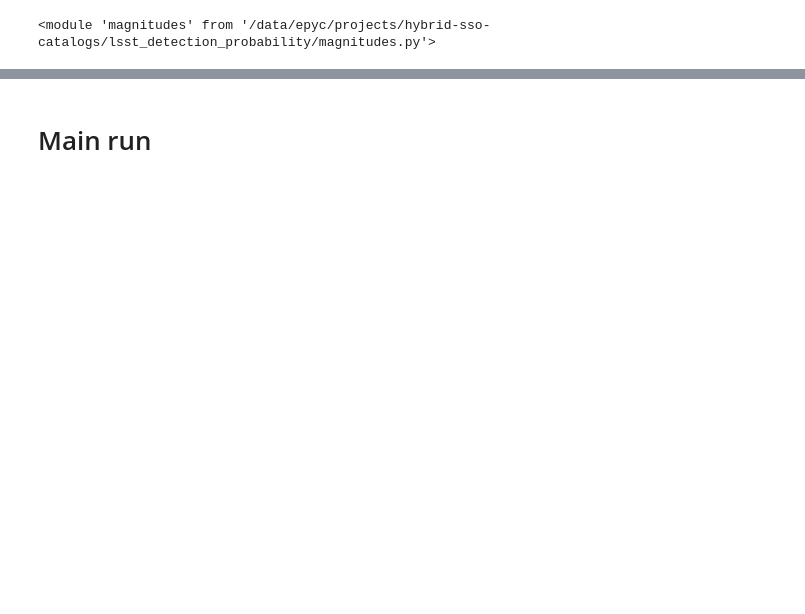
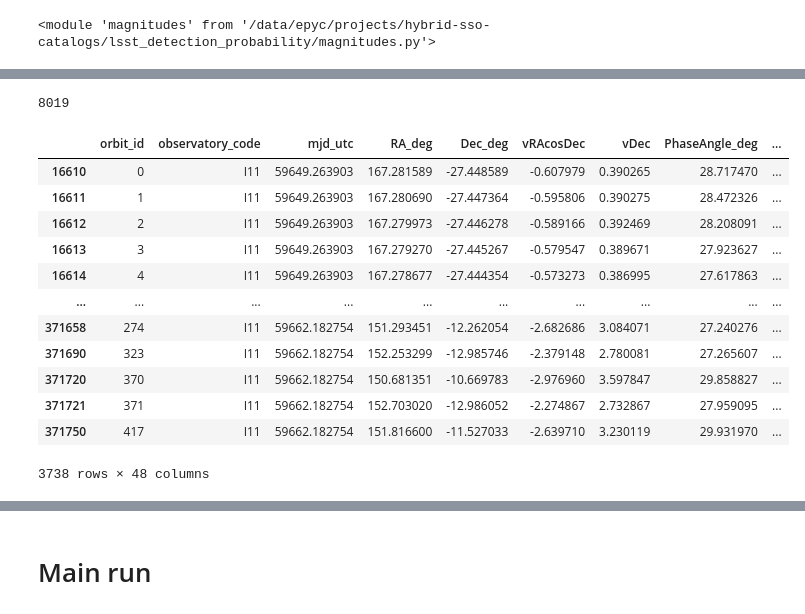
Before and after one commit to dirac-institute/hybrid_sso_catalogue, a Jupyter notebook: lsst_detection_probability/Predict misses.ipynb, the cells around one changed output, grey strips where cells are left out. Cells and saved outputs as stored; diff of their text form; code cells hidden in the pictures; blank space fills up the shorter version.

```diff
--- a/lsst_detection_probability/Predict misses.ipynb
+++ b/lsst_detection_probability/Predict misses.ipynb
@@ -89,0 +141,2 @@ unique_objs = sorted_obs.index.unique()
+# %%
+camera = LsstCameraFootprint(units='degrees')
@@ -89,0 +163,4 @@ unique_objs = sorted_obs.index.unique()
+# %%
+3738+4281
+# %% [output]
+8019
@@ -89,0 +191,16 @@ unique_objs = sorted_obs.index.unique()
+# %%
+joined_table[joined_table["observed"]]
+# %% [output]
+|  | orbit_id | observatory_code | mjd_utc | RA_deg | Dec_deg | vRAcosDec | vDec | PhaseAngle_deg | ... |
+| 16610 | 0 | I11 | 59649.263903 | 167.281589 | -27.448589 | -0.607979 | 0.390265 | 28.717470 | ... |
+| 16611 | 1 | I11 | 59649.263903 | 167.280690 | -27.447364 | -0.595806 | 0.390275 | 28.472326 | ... |
+| 16612 | 2 | I11 | 59649.263903 | 167.279973 | -27.446278 | -0.589166 | 0.392469 | 28.208091 | ... |
+| 16613 | 3 | I11 | 59649.263903 | 167.279270 | -27.445267 | -0.579547 | 0.389671 | 27.923627 | ... |
+| 16614 | 4 | I11 | 59649.263903 | 167.278677 | -27.444354 | -0.573273 | 0.386995 | 27.617863 | ... |
+| ... | ... | ... | ... | ... | ... | ... | ... | ... | ... |
+| 371658 | 274 | I11 | 59662.182754 | 151.293451 | -12.262054 | -2.682686 | 3.084071 | 27.240276 | ... |
+| 371690 | 323 | I11 | 59662.182754 | 152.253299 | -12.985746 | -2.379148 | 2.780081 | 27.265607 | ... |
+| 371720 | 370 | I11 | 59662.182754 | 150.681351 | -10.669783 | -2.976960 | 3.597847 | 29.858827 | ... |
+| 371721 | 371 | I11 | 59662.182754 | 152.703020 | -12.986052 | -2.274867 | 2.732867 | 27.959095 | ... |
+| 371750 | 417 | I11 | 59662.182754 | 151.816600 | -11.527033 | -2.639710 | 3.230119 | 29.931970 | ... |
+3738 rows × 48 columns
```
Also changed, not shown: parts of 59 cells of this notebook, 1 other file.
